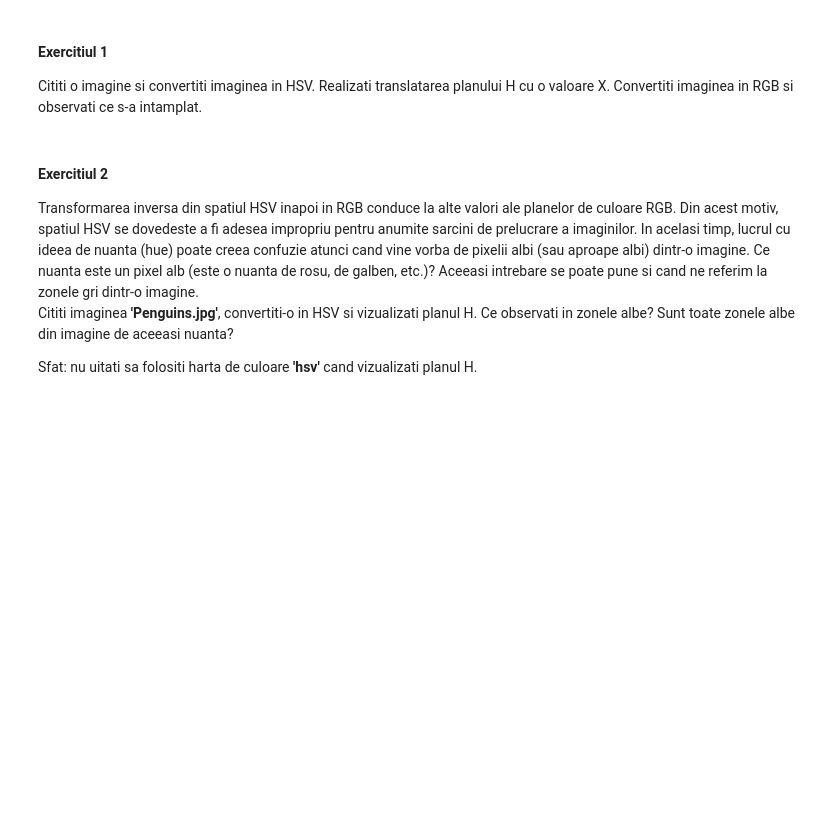
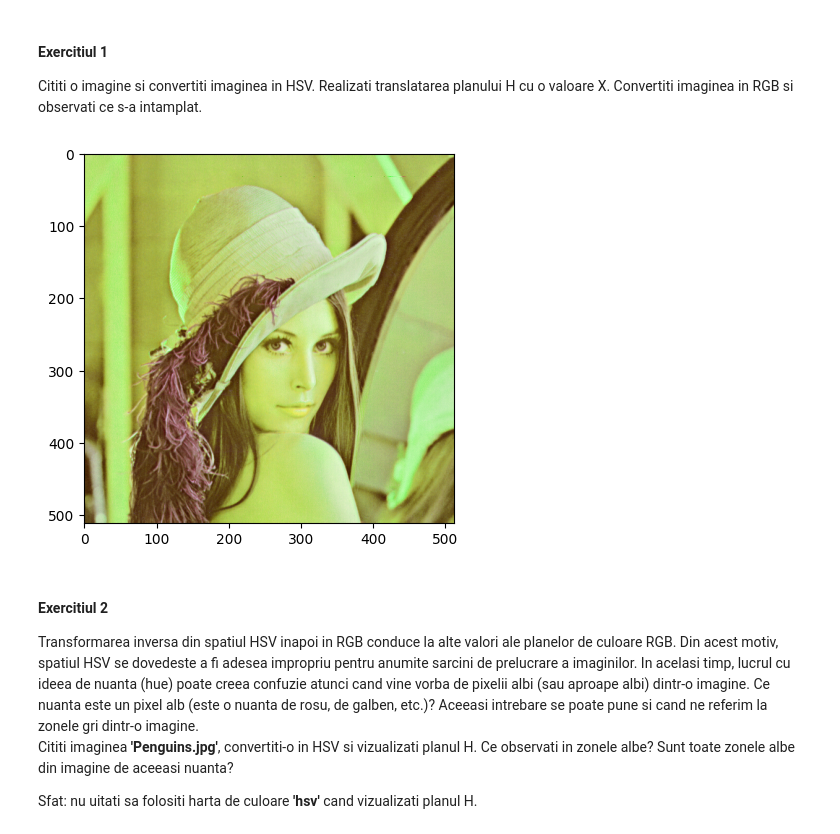
Before and after one commit to simchii/PAIC, a Jupyter notebook: lab2/Lab II - Spatii de culoare - part 2.ipynb, the cells around one changed output. Cells and saved outputs as stored; diff of their text form; code cells hidden in the pictures; blank space fills up the shorter version.

```diff
--- a/lab2/Lab II - Spatii de culoare - part 2.ipynb
+++ b/lab2/Lab II - Spatii de culoare - part 2.ipynb
@@ -5,6 +5,20 @@ Laboratorul trecut s-au tratat ideile de baza din spatele imaginilor **RGB**, pr
 # %% [markdown]
 #### Exercitiul 1
 Cititi o imagine si convertiti imaginea in HSV. Realizati translatarea planului H cu o valoare X. Convertiti imaginea in RGB si observati ce s-a intamplat.
+# %%
+import numpy as np
+from matplotlib import pyplot as plt
+from skimage import io, color
+
+image_rgb = io.imread('lena.png')
+image_hsv = color.rgb2hsv(image_rgb)
+
+X = 0.2
+image_hsv[:,:,0] = (image_hsv[:, :, 0] + X) % 1.0
+image_rgb = color.hsv2rgb(image_hsv)
+plt.imshow(image_rgb);
+# %% [output]
+[figure, added]
 # %% [markdown]
 #### Exercitiul 2
 Transformarea inversa din spatiul HSV inapoi in RGB conduce la alte valori ale planelor de culoare RGB. Din acest motiv, spatiul HSV se dovedeste a fi adesea impropriu pentru anumite sarcini de prelucrare a imaginilor. In acelasi timp, lucrul cu ideea de nuanta (hue) poate creea confuzie atunci cand vine vorba de pixelii albi (sau aproape albi) dintr-o imagine. Ce nuanta este un pixel alb (este o nuanta de rosu, de galben, etc.)? Aceeasi intrebare se poate pune si cand ne referim la zonele gri dintr-o imagine.<br>
```
Also changed, not shown: parts of 2 cells of this notebook, 17 other files.
